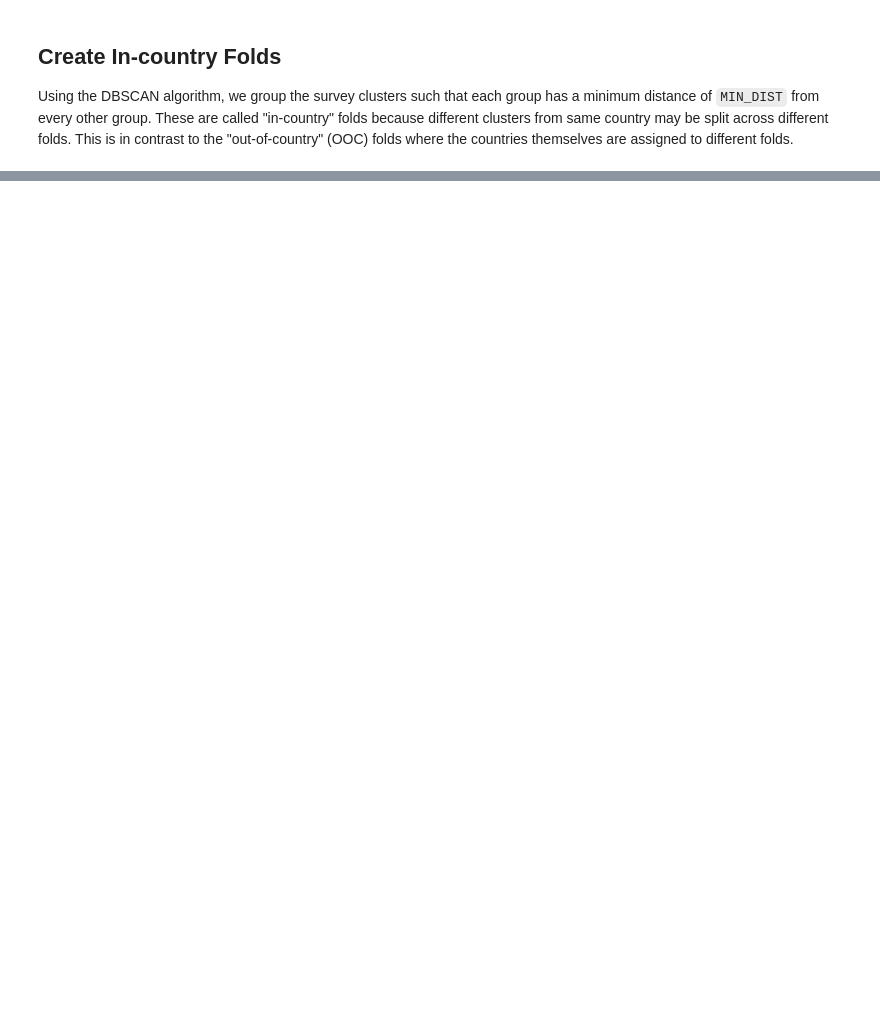
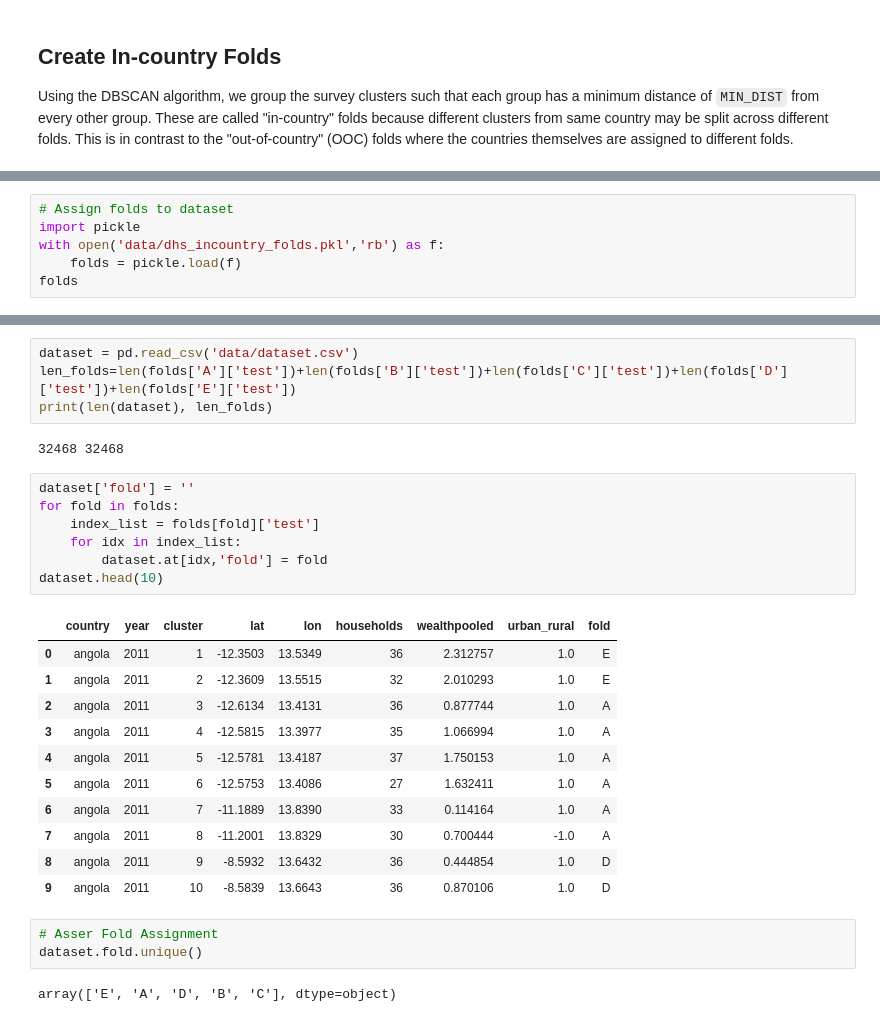
Before and after one commit to mpa-poverty/2-mpa, a Jupyter notebook: preprocessing/3_create_incountry_folds.ipynb, the cells around one changed output, grey strips where cells are left out. Drawn from its saved outputs; the diff is of its cells as text; blank space fills up the shorter version.

```diff
--- a/preprocessing/3_create_incountry_folds.ipynb
+++ b/preprocessing/3_create_incountry_folds.ipynb
@@ -231,0 +214,6 @@ D E 0.09288223659731785
+# %%
+# Assign folds to dataset
+import pickle
+with open('data/dhs_incountry_folds.pkl','rb') as f:
+    folds = pickle.load(f)
+folds
@@ -231,0 +236,30 @@ D E 0.09288223659731785
+# %%
+dataset = pd.read_csv('data/dataset.csv')
+len_folds=len(folds['A']['test'])+len(folds['B']['test'])+len(folds['C']['test'])+len(folds['D']['test'])+len(folds['E']['test'])
+print(len(dataset), len_folds)
+# %% [output]
+32468 32468
+# %%
+dataset['fold'] = ''
+for fold in folds:
+    index_list = folds[fold]['test']
+    for idx in index_list:
+        dataset.at[idx,'fold'] = fold
+dataset.head(10)
+# %% [output]
+|  | country | year | cluster | lat | lon | households | wealthpooled | urban_rural | fold |
+| 0 | angola | 2011 | 1 | -12.3503 | 13.5349 | 36 | 2.312757 | 1.0 | E |
+| 1 | angola | 2011 | 2 | -12.3609 | 13.5515 | 32 | 2.010293 | 1.0 | E |
+| 2 | angola | 2011 | 3 | -12.6134 | 13.4131 | 36 | 0.877744 | 1.0 | A |
+| 3 | angola | 2011 | 4 | -12.5815 | 13.3977 | 35 | 1.066994 | 1.0 | A |
+| 4 | angola | 2011 | 5 | -12.5781 | 13.4187 | 37 | 1.750153 | 1.0 | A |
+| 5 | angola | 2011 | 6 | -12.5753 | 13.4086 | 27 | 1.632411 | 1.0 | A |
+| 6 | angola | 2011 | 7 | -11.1889 | 13.8390 | 33 | 0.114164 | 1.0 | A |
+| 7 | angola | 2011 | 8 | -11.2001 | 13.8329 | 30 | 0.700444 | -1.0 | A |
+| 8 | angola | 2011 | 9 | -8.5932 | 13.6432 | 36 | 0.444854 | 1.0 | D |
+| 9 | angola | 2011 | 10 | -8.5839 | 13.6643 | 36 | 0.870106 | 1.0 | D |
+# %%
+# Asser Fold Assignment
+dataset.fold.unique()
+# %% [output]
+array(['E', 'A', 'D', 'B', 'C'], dtype=object)
```
Also changed, not shown: parts of 11 cells of this notebook, 5 other files.
